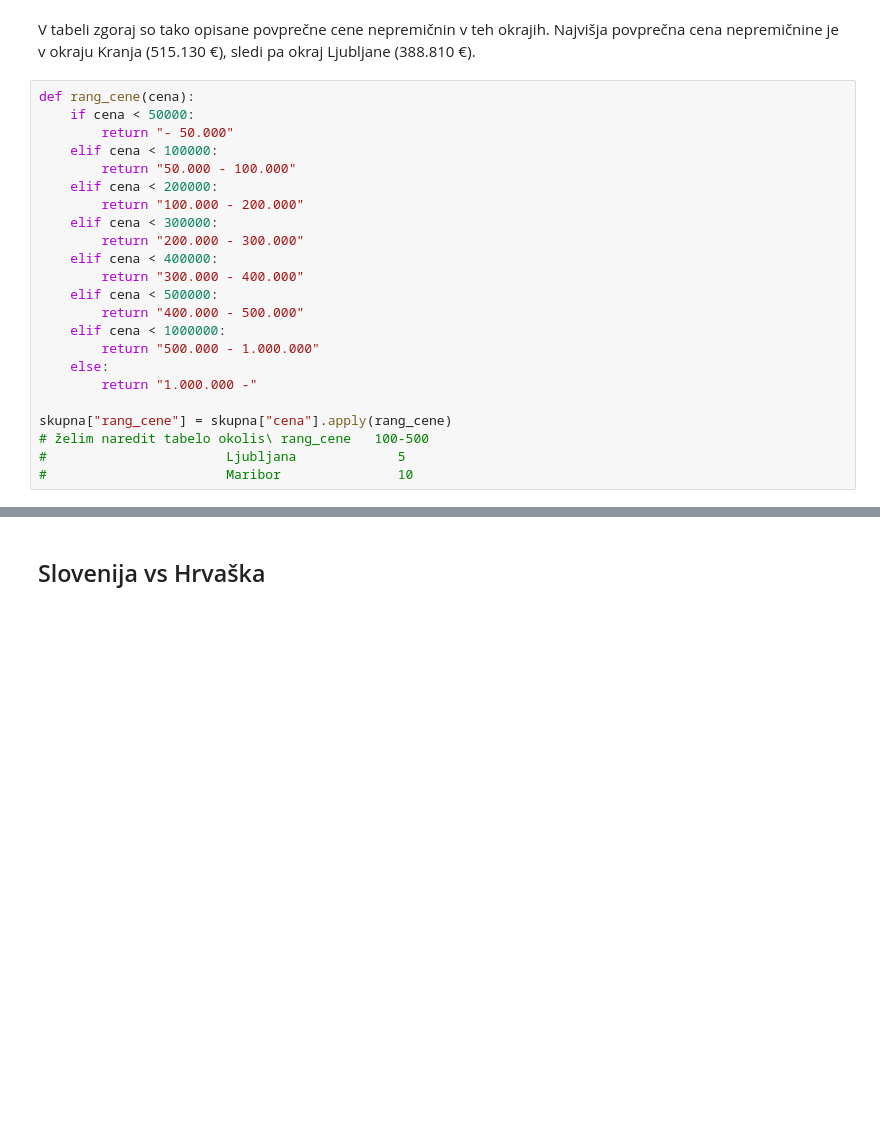
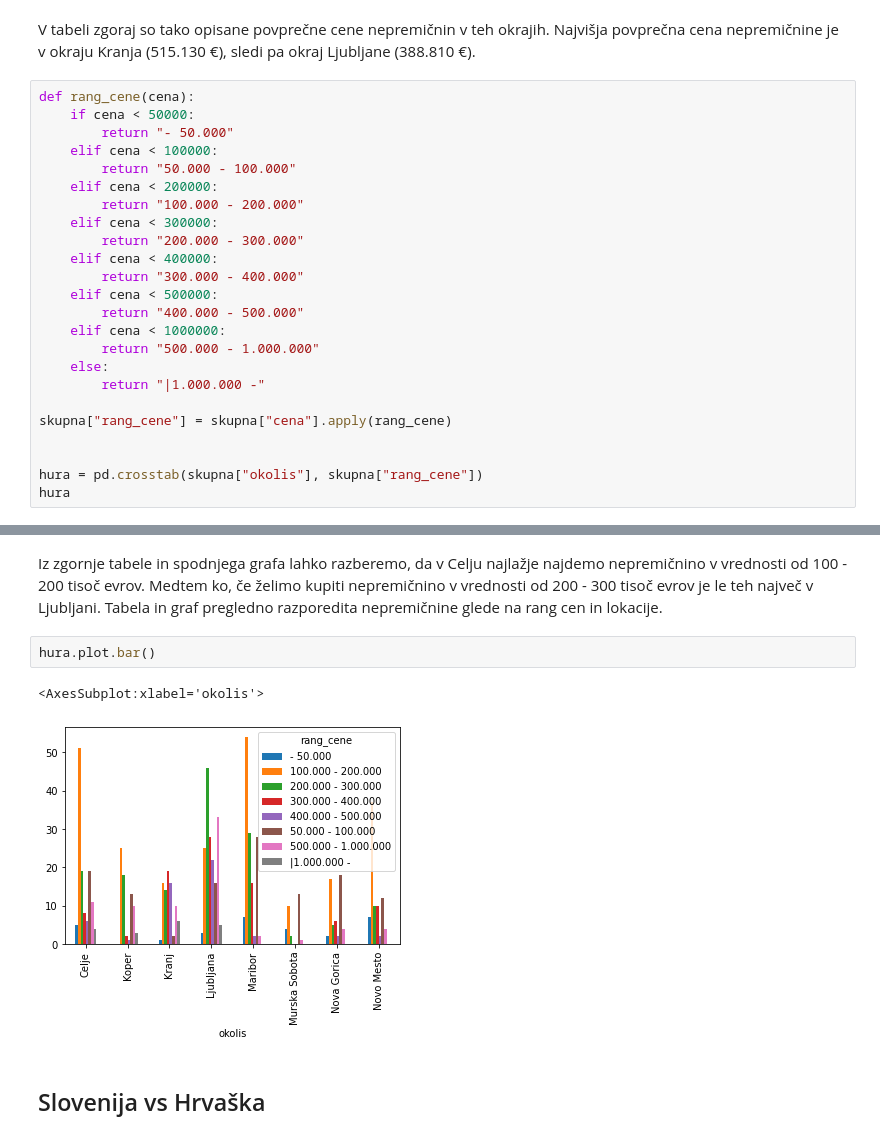
Before and after one commit to SimonGrad3/nepremicnine, a Jupyter notebook: analiza.ipynb, the cells around one changed output, grey strips where cells are left out. Saved outputs shown, nothing was run; the diff lists cells and outputs as text; blank space fills up the shorter version.

Commit message:
Tabela pri rangu cen

```diff
--- a/analiza.ipynb
+++ b/analiza.ipynb
@@ -367,9 +367,10 @@ def rang_cene(cena):
     elif cena < 1000000:
         return "500.000 - 1.000.000"
     else:
-        return "1.000.000 -"
+        return "|1.000.000 -"
 
 skupna["rang_cene"] = skupna["cena"].apply(rang_cene)
-# želim naredit tabelo okolis\ rang_cene   100-500
-#                       Ljubljana             5
-#                       Maribor               10
+
+
+hura = pd.crosstab(skupna["okolis"], skupna["rang_cene"])
+hura
@@ -376,3 +388,10 @@ skupna["rang_cene"] = skupna["cena"].apply(rang_cene)
+# %% [markdown]
+Iz zgornje tabele in spodnjega grafa lahko razberemo, da v Celju najlažje najdemo nepremičnino v vrednosti od 100 - 200 tisoč evrov. Medtem ko, če želimo kupiti nepremičnino v vrednosti od 200 - 300 tisoč evrov je le teh največ v Ljubljani. Tabela in graf pregledno razporedita nepremičnine glede na rang cen in lokacije.
+# %%
+hura.plot.bar()
+# %% [output]
+<AxesSubplot:xlabel='okolis'>
+[figure, added]
 # %% [markdown]
 ## Slovenija vs Hrvaška
 # %% [markdown]
```
Also changed, not shown: parts of 1 cell of this notebook.
